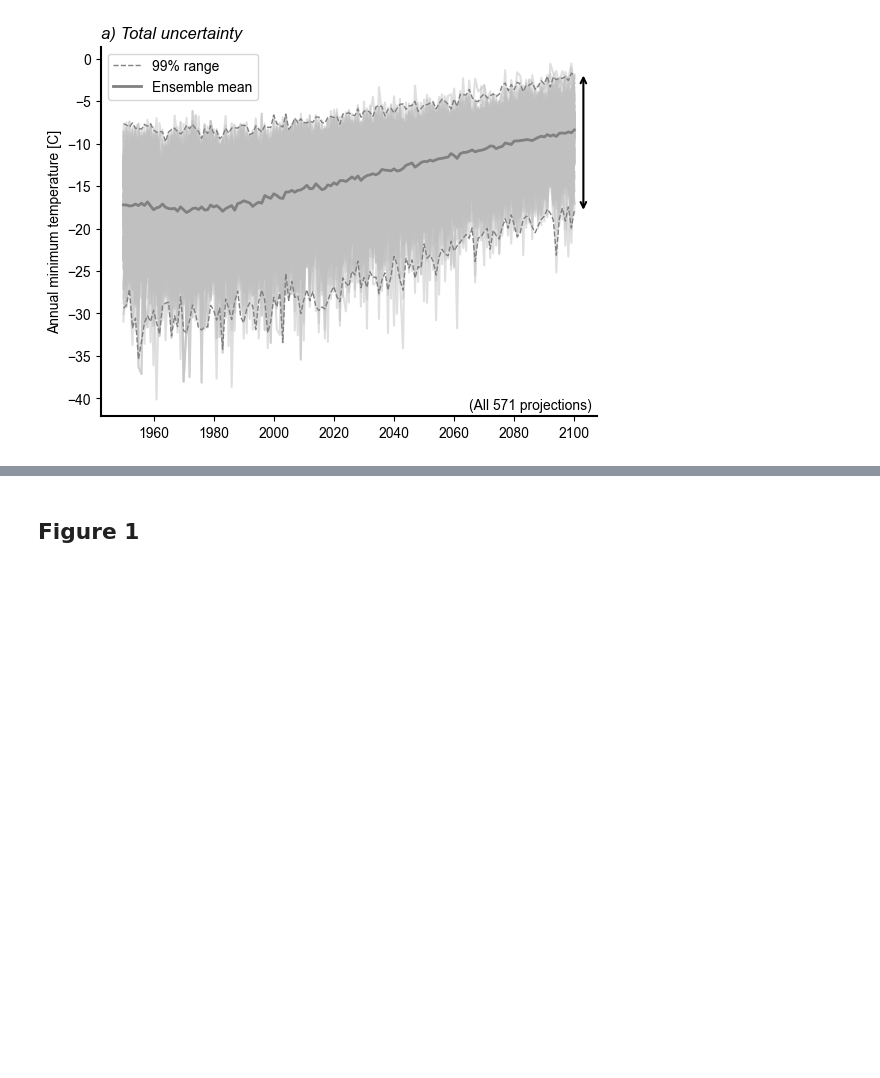
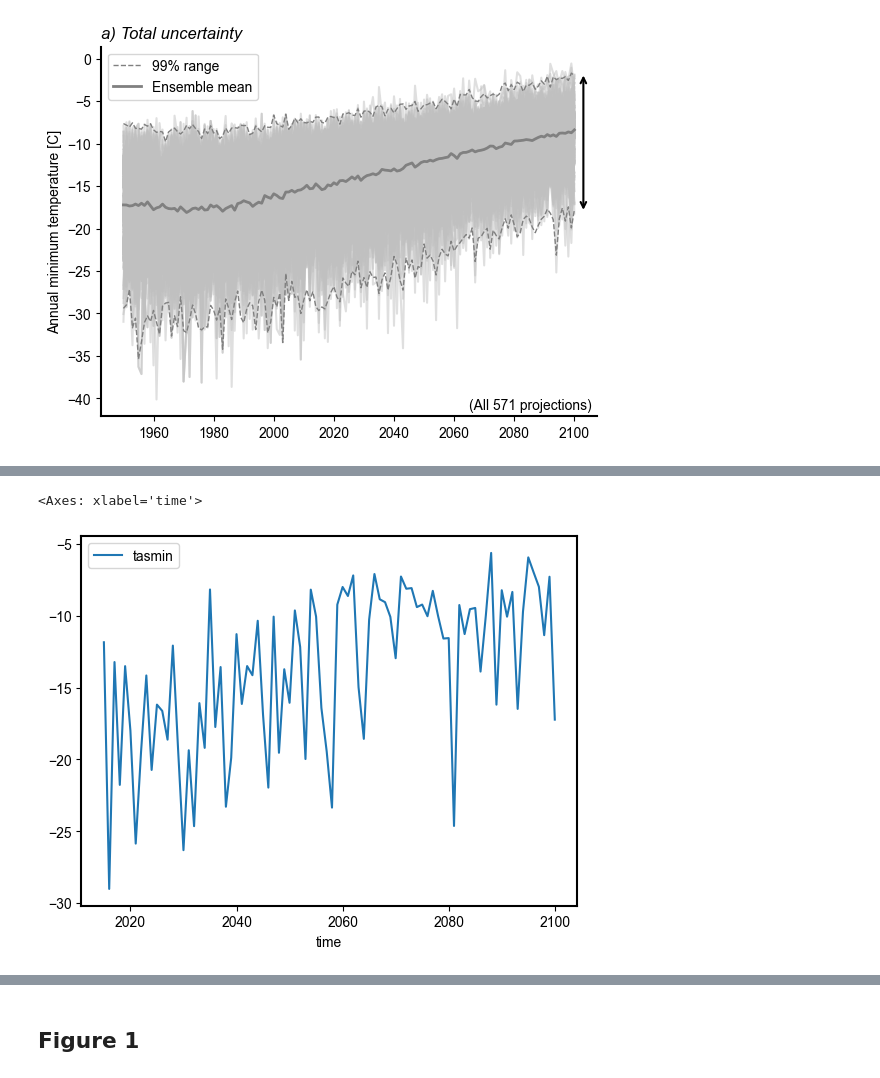
Before and after one commit to david0811/conus_comparison_lafferty-etal-2024, a Jupyter notebook: scripts/03d_sa_cities.ipynb, the cells around one changed output, grey strips where cells are left out. Drawn from its saved outputs; the diff is of its cells as text; code cells hidden in the pictures; blank space fills up the shorter version.

```diff
--- a/scripts/03d_sa_cities.ipynb
+++ b/scripts/03d_sa_cities.ipynb
@@ -82,0 +168,5 @@ plt.show()
+# %%
+df.query('ensemble == "LOCA2" and gcm == "EC-Earth3" and member == "r4i1p1f1" and ssp == "ssp245"').plot(x='time', y='tasmin')
+# %% [output]
+<Axes: xlabel='time'>
+[figure, added]
```
Also changed, not shown: parts of 37 cells of this notebook, 3 other files.
